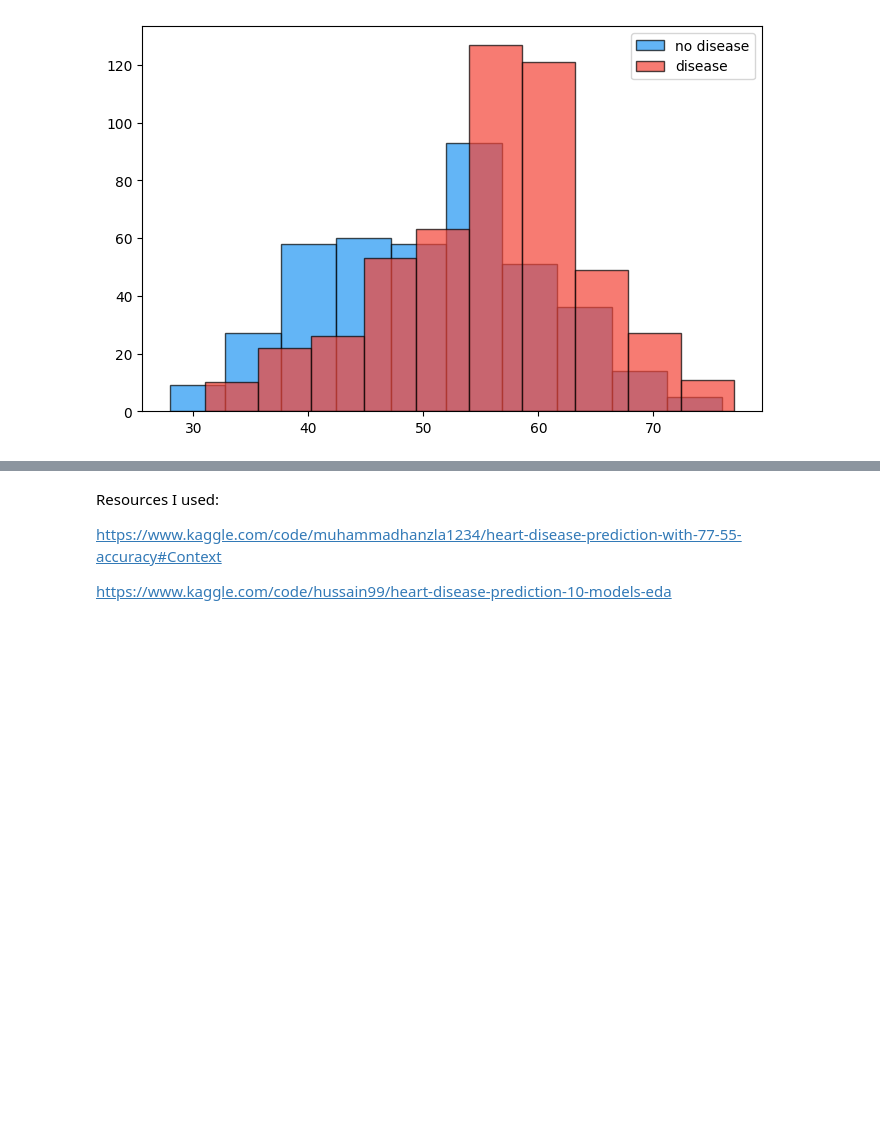
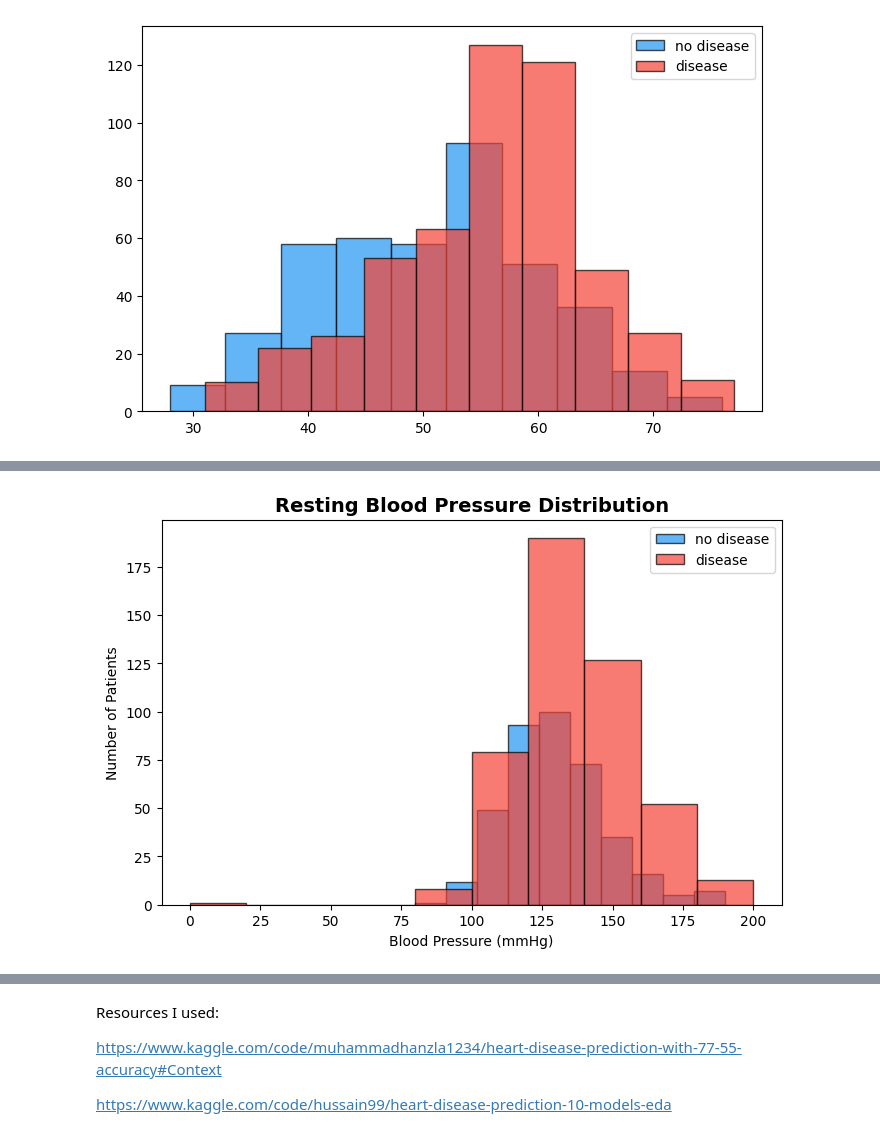
Before and after one commit to JoaquinCar/heart-disease-risk-predictor, a Jupyter notebook: data/EDA.ipynb, the cells around one changed output, grey strips where cells are left out. Saved outputs shown, nothing was run; the diff lists cells and outputs as text; code cells hidden in the pictures; blank space fills up the shorter version.

```diff
--- a/data/EDA.ipynb
+++ b/data/EDA.ipynb
@@ -421,0 +458,16 @@ the model, with risk increasing substantially after age 45.
+# %%
+no_disease_ages = df[df['target'] == 0]['trestbps']
+disease_ages = df[df['target'] == 1]['trestbps']
+
+fig, ax = plt.subplots(figsize=(8, 5))
+ax.hist(no_disease_ages,label='no disease',bins=10,color='#2196F3',alpha=0.7,edgecolor='black')
+ax.hist(disease_ages,label='disease',bins=10,color='#F44336',alpha=0.7,edgecolor='black')
+
+ax.set_title('Resting Blood Pressure Distribution', fontsize=14, fontweight='bold')
+ax.set_xlabel('Blood Pressure (mmHg)')
+ax.set_ylabel('Number of Patients')
+
+ax.legend()
+plt.show()
+# %% [output]
+[figure, added]
```
Also changed, not shown: parts of 5 cells of this notebook.
